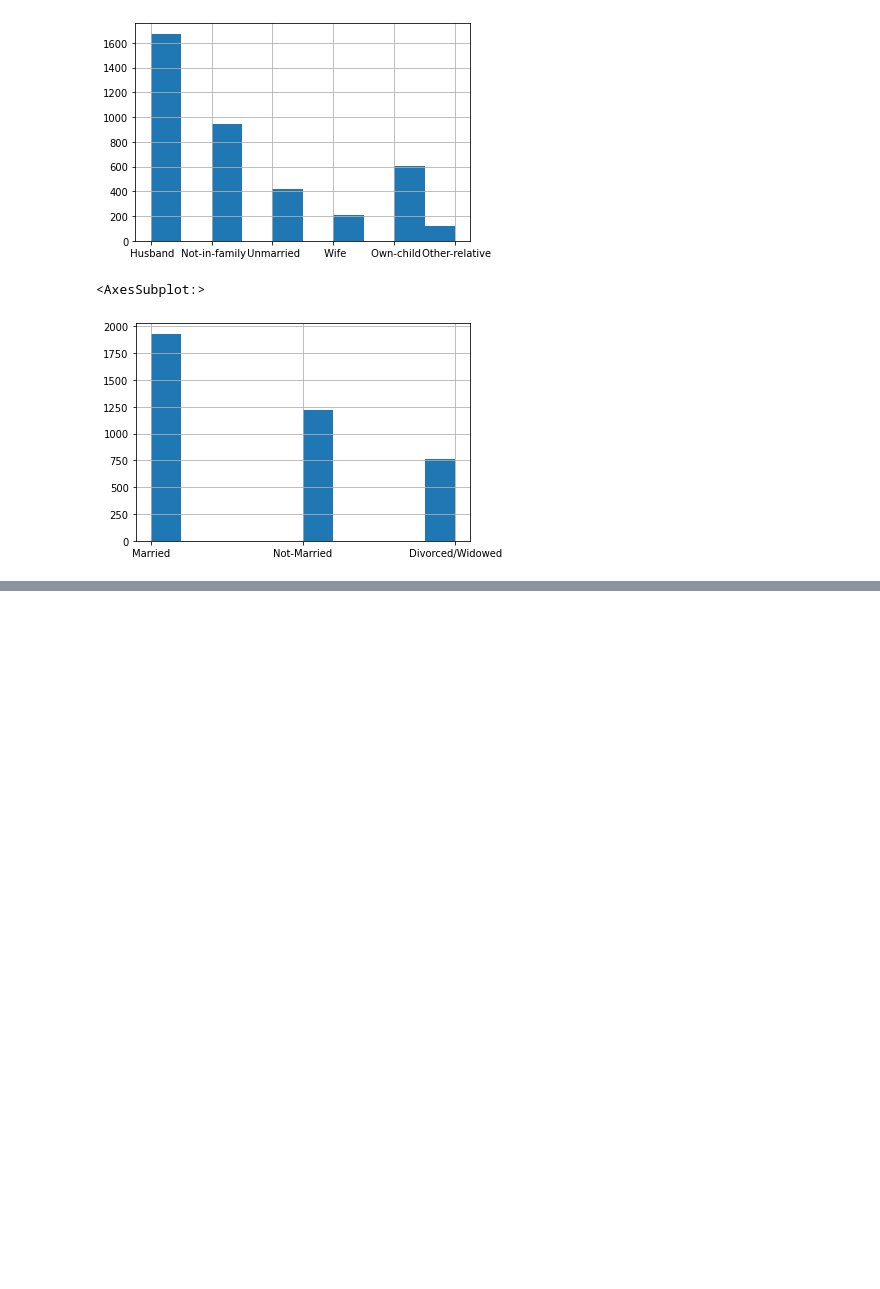
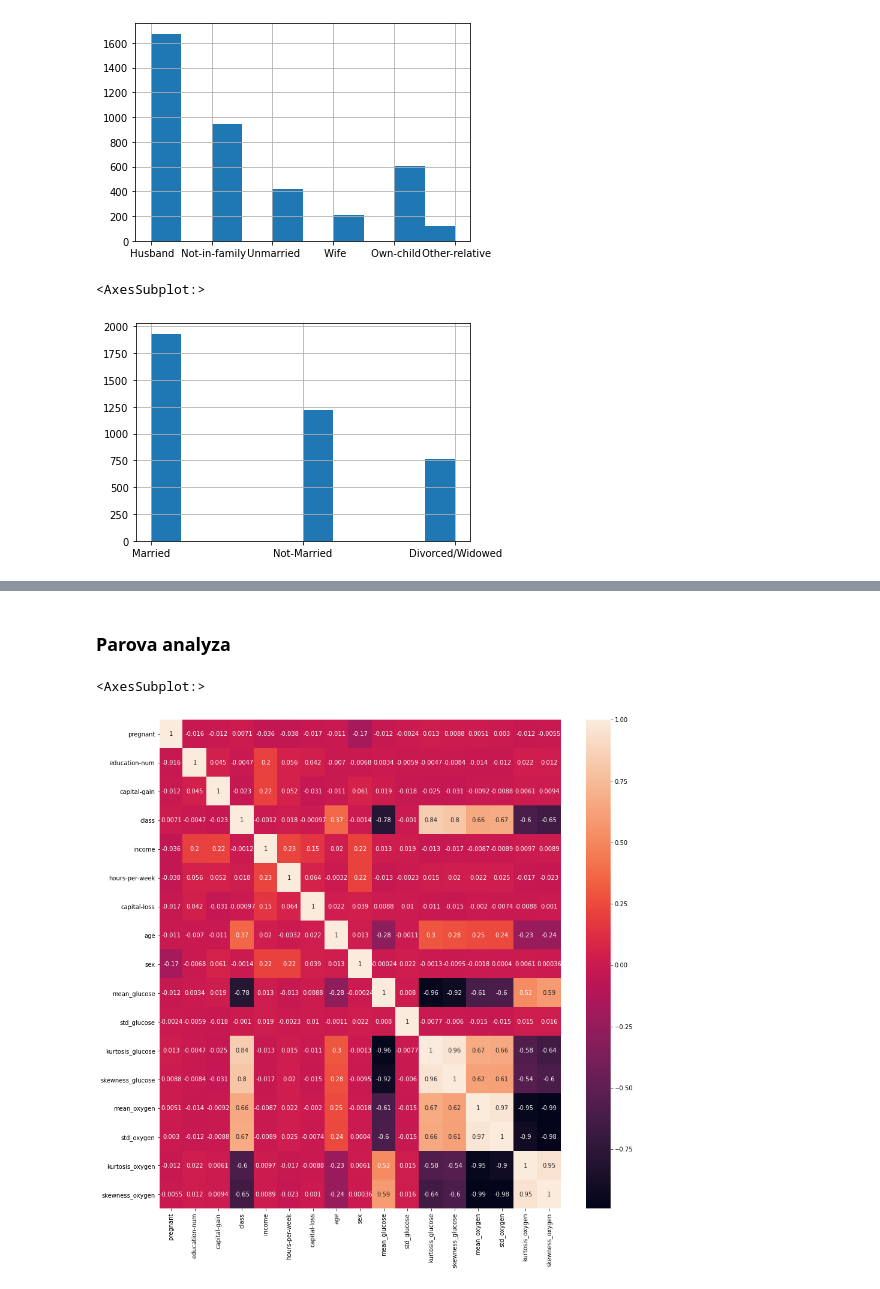
Before and after one commit to SzMatej/IAU_2020-2021, a Jupyter notebook: Project_phase_2.ipynb, the cells around one changed output, grey strips where cells are left out. Saved outputs shown, nothing was run; the diff lists cells and outputs as text; code cells hidden in the pictures; blank space fills up the shorter version.

```diff
--- a/Project_phase_2.ipynb
+++ b/Project_phase_2.ipynb
@@ -1140,0 +1147,8 @@ testdata['medical_info'][0]
+# %% [markdown]
+### Parova analyza
+# %%
+fig, ax = plt.subplots(figsize=(15,15))
+sns.heatmap(data.corr(), ax=ax, annot=True)
+# %% [output]
+<AxesSubplot:>
+[figure, added]
```
Also changed, not shown: parts of 32 cells of this notebook.
